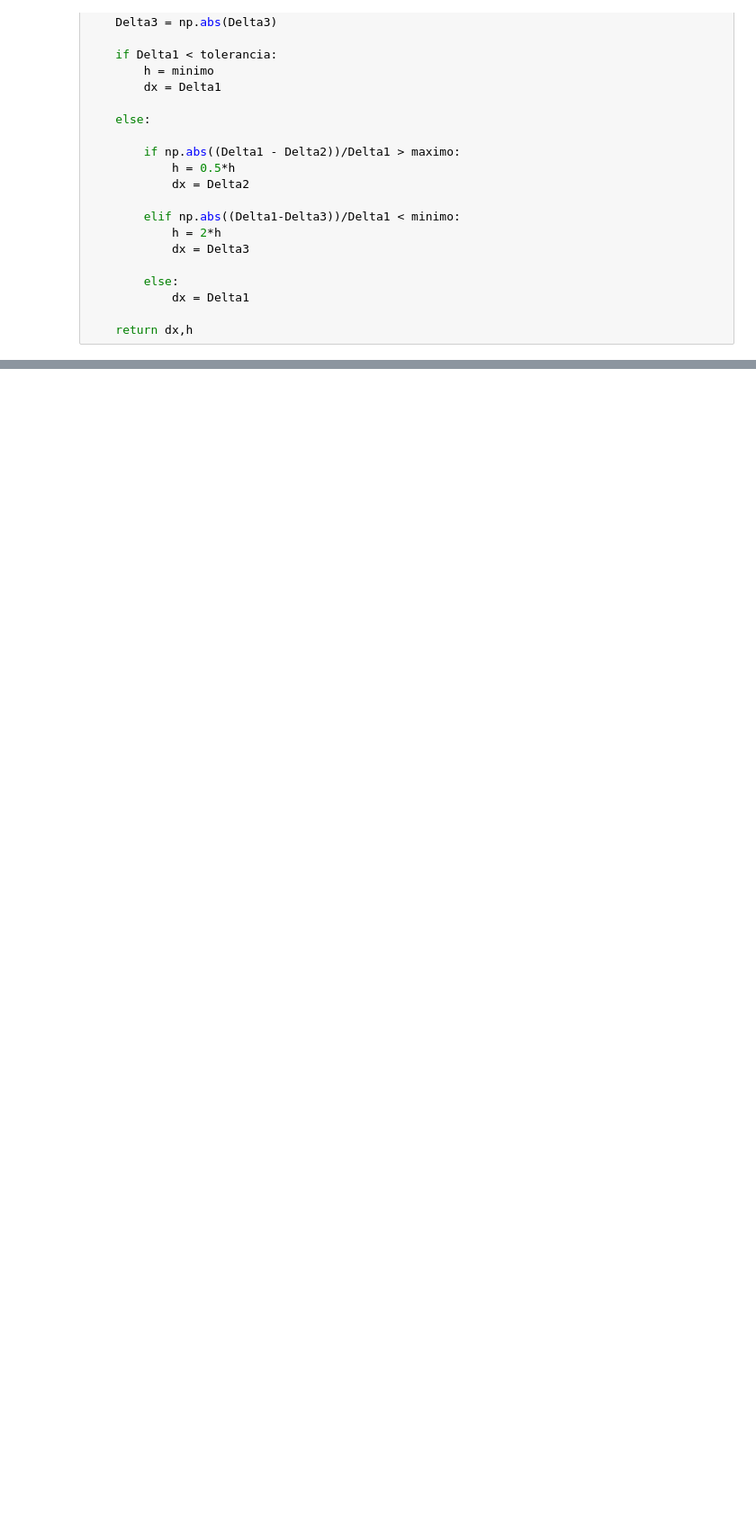
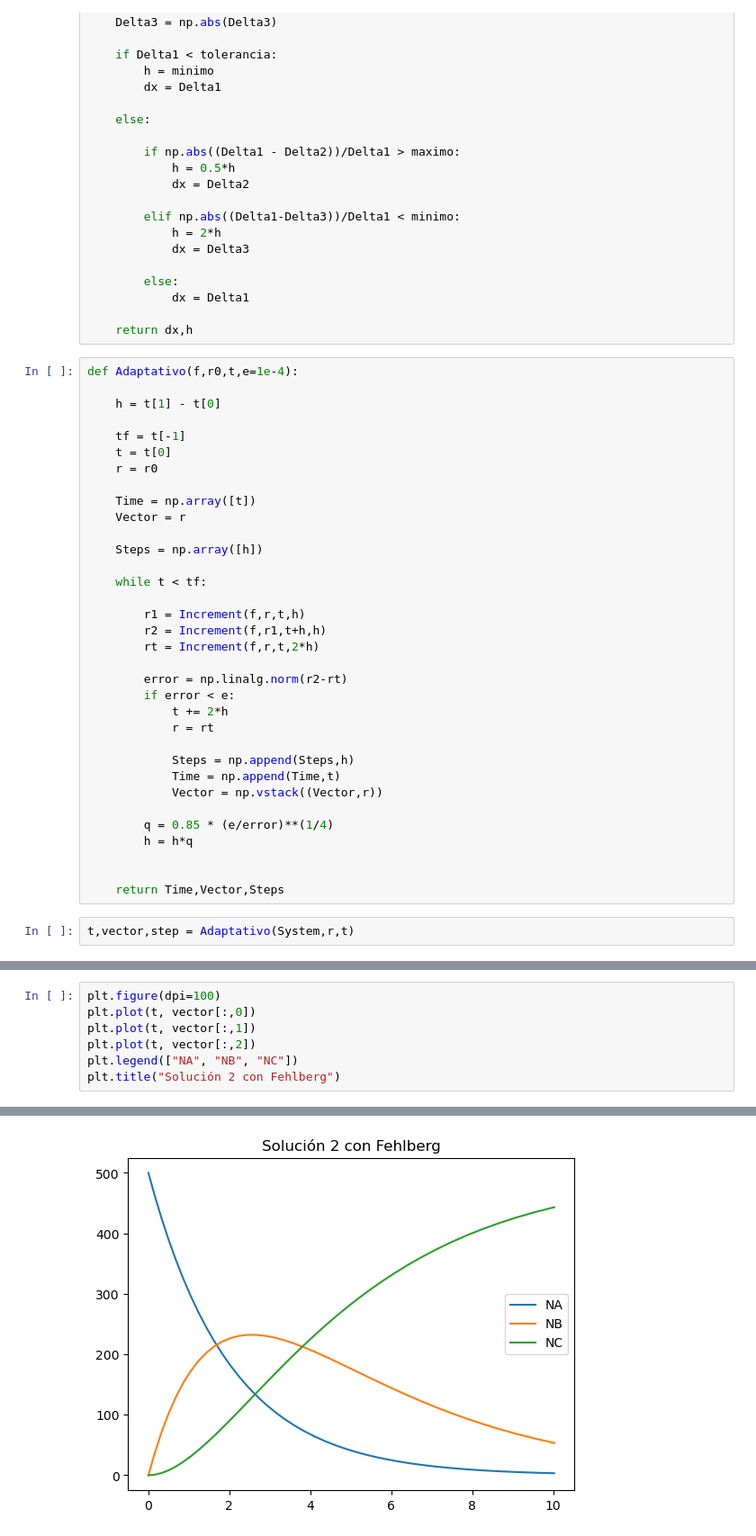
Before and after one commit to GuidoFawkes06/MetodosII_FabianMartinez, a Jupyter notebook: Parcial 2/Punto2.ipynb, the cells around one changed output, grey strips where cells are left out. Shown at 90% size. Saved outputs shown, nothing was run; the diff lists cells and outputs as text; blank space fills up the shorter version.

```diff
--- a/Parcial 2/Punto2.ipynb
+++ b/Parcial 2/Punto2.ipynb
@@ -65,3 +78,39 @@ def CheckStep(Delta1,Delta2,Delta3,h,minimo=1e-2,maximo=1e-1):
             dx = Delta1
 
     return dx,h
+# %%
+def Adaptativo(f,r0,t,e=1e-4):
+
+    h = t[1] - t[0]
+
+    tf = t[-1]
+    t = t[0]
+    r = r0
+
+    Time = np.array([t])
+    Vector = r
+
+    Steps = np.array([h])
+
+    while t < tf:
+
+        r1 = Increment(f,r,t,h)
+        r2 = Increment(f,r1,t+h,h)
+        rt = Increment(f,r,t,2*h)
+
+        error = np.linalg.norm(r2-rt)
+        if error < e:
+            t += 2*h
+            r = rt
+
+            Steps = np.append(Steps,h)
+            Time = np.append(Time,t)
+            Vector = np.vstack((Vector,r))
+
+        q = 0.85 * (e/error)**(1/4)
+        h = h*q
+
+
+    return Time,Vector,Steps
+# %%
+t,vector,step = Adaptativo(System,r,t)
@@ -67,0 +121,8 @@ def CheckStep(Delta1,Delta2,Delta3,h,minimo=1e-2,maximo=1e-1):
+# %%
+plt.figure(dpi=100)
+plt.plot(t, vector[:,0])
+plt.plot(t, vector[:,1])
+plt.plot(t, vector[:,2])
+plt.legend(["NA", "NB", "NC"])
+plt.title("Solución 2 con Fehlberg")
+# %% [output]
@@ -67,0 +130 @@ def CheckStep(Delta1,Delta2,Delta3,h,minimo=1e-2,maximo=1e-1):
+[figure, added]
```
Also changed, not shown: parts of 9 cells of this notebook.
